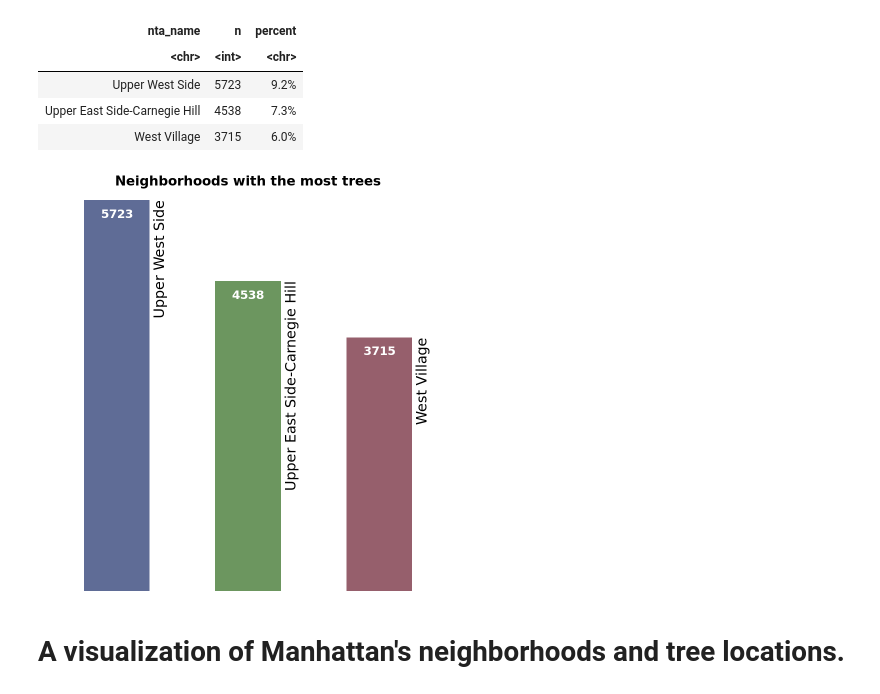
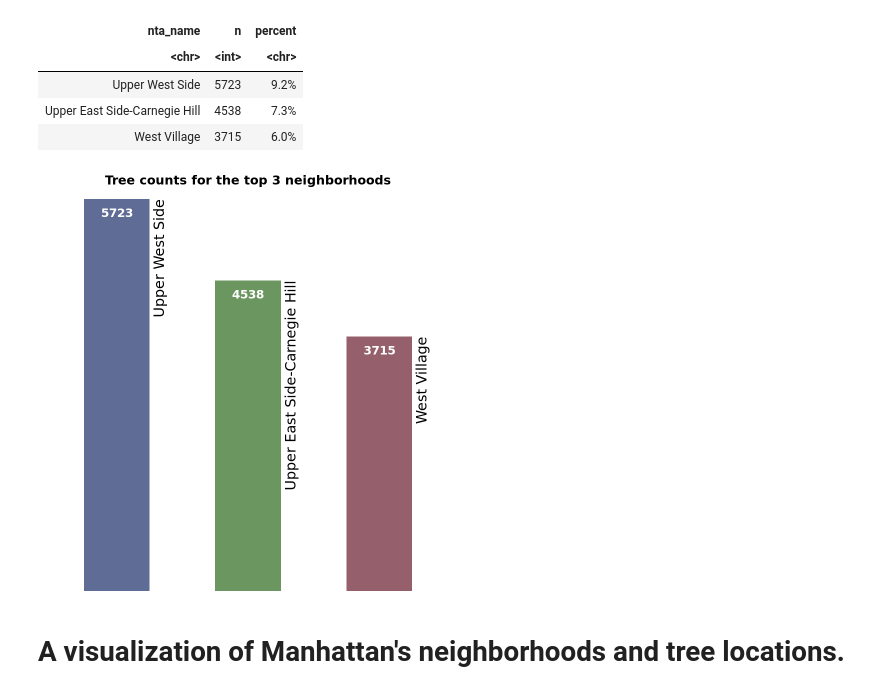
Before and after one commit to bradford-johnson/nyc-trees, a Jupyter notebook: notebook.ipynb, the cells around one changed output. Cells and saved outputs as stored; diff of their text form; code cells hidden in the pictures.

```diff
--- a/notebook.ipynb
+++ b/notebook.ipynb
@@ -89,29 +89,29 @@ A tibble: 3 × 3
 # %%
 nta_colors <-c("#6c965f","#5f6c96","#965f6c")
 
 nta_dist %>%
-	ggplot(aes(x = fct_rev(fct_reorder(nta,n)), y = n, fill = nta_colors)) +
+	ggplot(aes(x = fct_rev(fct_reorder(nta_name,n)), y = n, fill = nta_colors)) +
 	geom_col(width = .5) +
 	scale_fill_manual(values = nta_colors) +
 	#geom_text(aes(label = percent), nudge_y = -600, color = "white", fontface = "plain", size = 4, family = "NimbusRom") +
 	geom_text(aes(label = n), nudge_y = -200, color = "white", fontface = "bold", size = 5, family = "NimbusRom") +
 	geom_text(aes(label = nta_name), angle = 90, nudge_x = .32, hjust = 1, size = 6, family = "NimbusRom") +
-	labs(title = "Neighborhoods with the most trees", x = "", y = "") +
+	labs(title = "Tree counts for the top 3 neighborhoods", x = "", y = "") +
 	scale_y_continuous(limits = c(0,5900), expand = expansion(add = c(0, 0))) +
 	#theme_classic() +
 	theme_void() +
 	theme(legend.position = "none",
-          plot.title = element_text(hjust = 0.5, size = 16, face = "bold", family = "NimbusRom"),
+          plot.title = element_text(hjust = 0.5, size = 15, face = "bold", family = "NimbusRom"),
           #axis.title.y = element_text(size = 13),
           #axis.text = element_text(size = 10, face = "bold"),
           #axis.text.x = element_text(size = 12, hjust = .5, vjust = 6, color = "white", angle = 0, family = "NimbusRom"),
           axis.title.x = element_blank(),
           axis.text.y = element_blank(),
           panel.border = element_blank(),
           panel.grid = element_blank()
          )
 # %% [output]
-[figure, old version]
+[figure, new version]
 # %% [markdown]
 # A visualization of Manhattan's neighborhoods and tree locations.
 # %%
```
Also changed, not shown: parts of 1 cell of this notebook.
